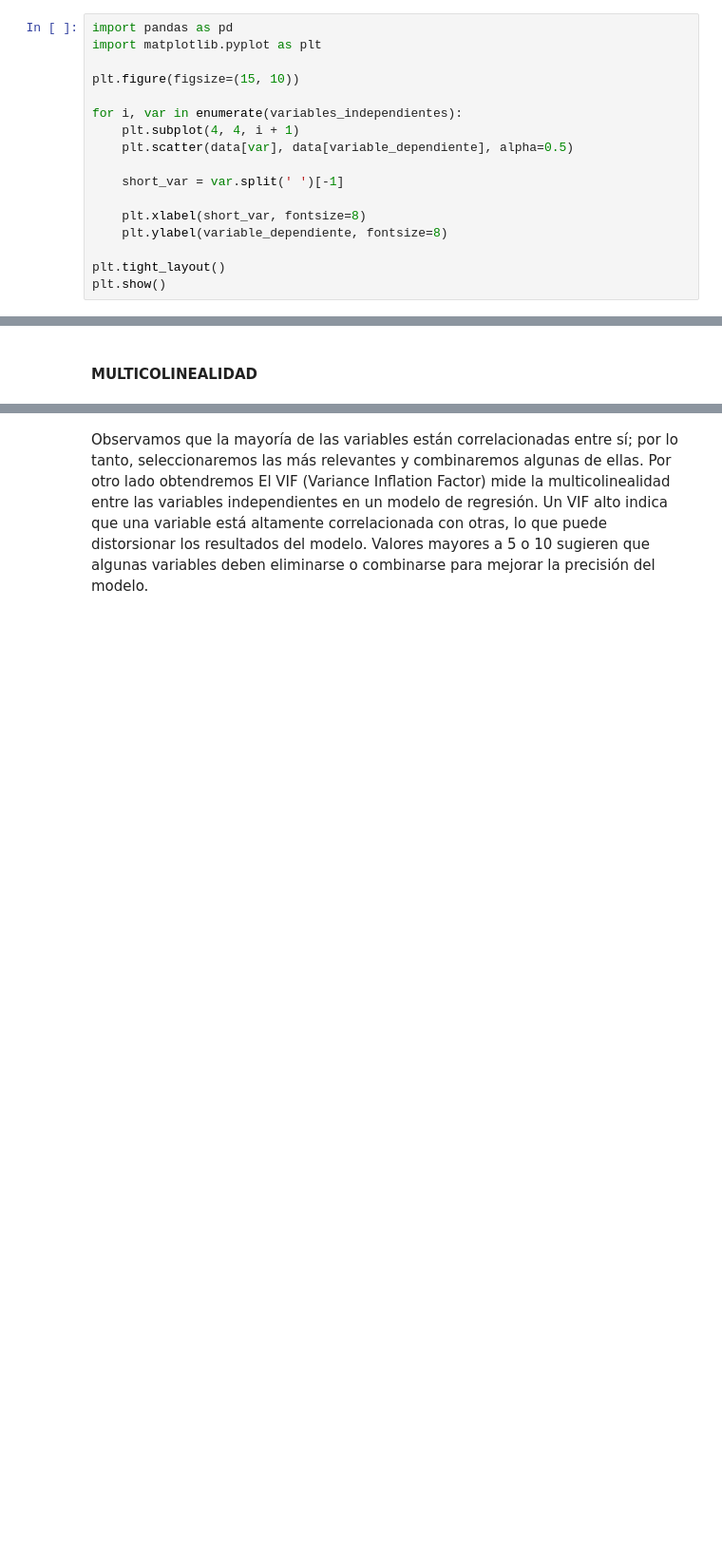
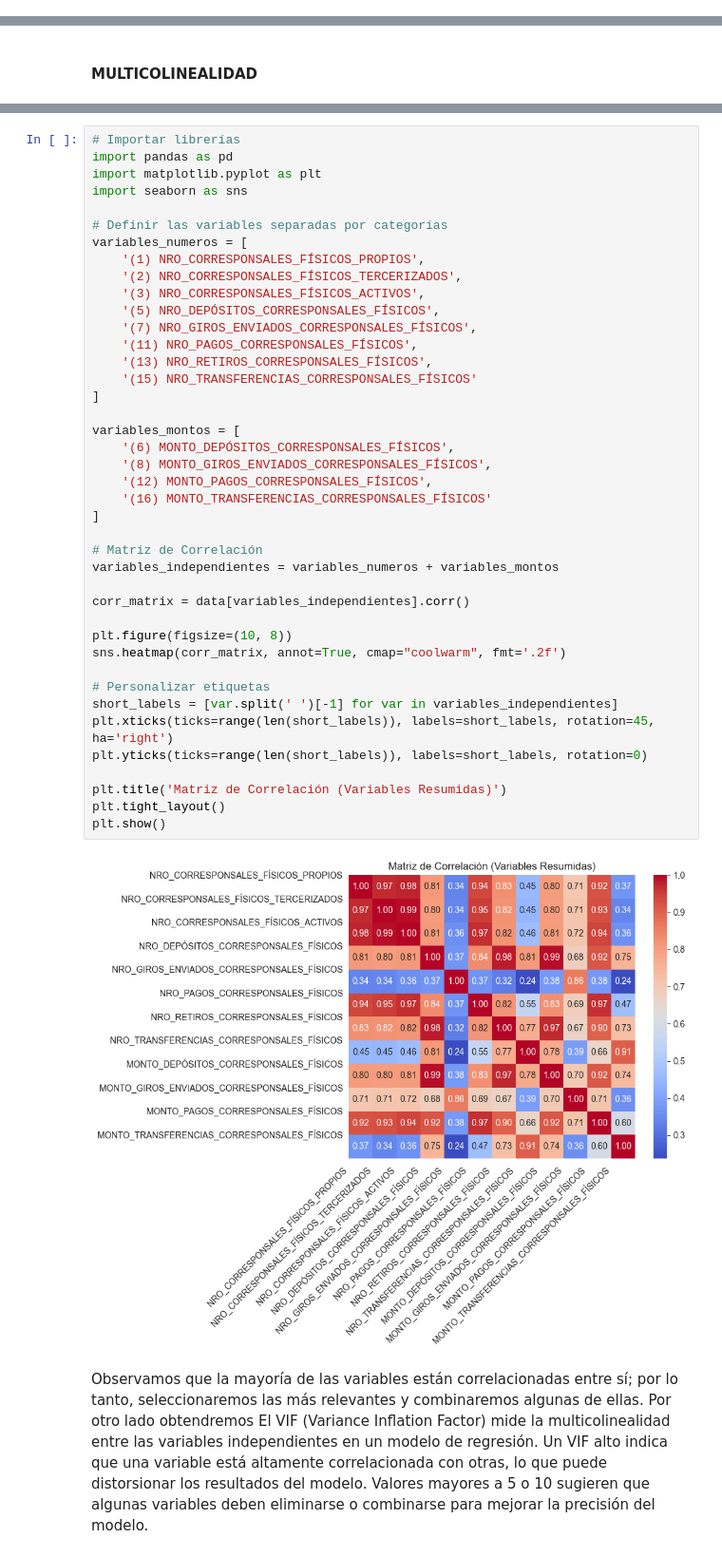
Before and after one commit to santiagogr10/Econometrics-, a Jupyter notebook: primer_entrega.ipynb, the cells around one changed output, grey strips where cells are left out. Shown at 95% size. Drawn from its saved outputs; the diff is of its cells as text; blank space fills up the shorter version.

```diff
--- a/primer_entrega.ipynb
+++ b/primer_entrega.ipynb
@@ -232,17 +228,0 @@ Uno de los supuestos clave que deben cumplir los modelos es el de la linealidad.
-# %%
-import pandas as pd
-import matplotlib.pyplot as plt
-
-plt.figure(figsize=(15, 10))
-
-for i, var in enumerate(variables_independientes):
-    plt.subplot(4, 4, i + 1)
-    plt.scatter(data[var], data[variable_dependiente], alpha=0.5)
-
-    short_var = var.split(' ')[-1]
-
-    plt.xlabel(short_var, fontsize=8)
-    plt.ylabel(variable_dependiente, fontsize=8)
-
-plt.tight_layout()
-plt.show()
@@ -269,3 +233,46 @@ plt.show()
+# %%
+# Importar librerías
+import pandas as pd
+import matplotlib.pyplot as plt
+import seaborn as sns
+
+# Definir las variables separadas por categorías
+variables_numeros = [
+    '(1) NRO_CORRESPONSALES_FÍSICOS_PROPIOS',
+    '(2) NRO_CORRESPONSALES_FÍSICOS_TERCERIZADOS',
+    '(3) NRO_CORRESPONSALES_FÍSICOS_ACTIVOS',
+    '(5) NRO_DEPÓSITOS_CORRESPONSALES_FÍSICOS',
+    '(7) NRO_GIROS_ENVIADOS_CORRESPONSALES_FÍSICOS',
+    '(11) NRO_PAGOS_CORRESPONSALES_FÍSICOS',
+    '(13) NRO_RETIROS_CORRESPONSALES_FÍSICOS',
+    '(15) NRO_TRANSFERENCIAS_CORRESPONSALES_FÍSICOS'
+]
+
+variables_montos = [
+    '(6) MONTO_DEPÓSITOS_CORRESPONSALES_FÍSICOS',
+    '(8) MONTO_GIROS_ENVIADOS_CORRESPONSALES_FÍSICOS',
+    '(12) MONTO_PAGOS_CORRESPONSALES_FÍSICOS',
+    '(16) MONTO_TRANSFERENCIAS_CORRESPONSALES_FÍSICOS'
+]
+
+# Matriz de Correlación
+variables_independientes = variables_numeros + variables_montos
+
+corr_matrix = data[variables_independientes].corr()
+
+plt.figure(figsize=(10, 8))
+sns.heatmap(corr_matrix, annot=True, cmap="coolwarm", fmt='.2f')
+
+# Personalizar etiquetas
+short_labels = [var.split(' ')[-1] for var in variables_independientes]
+plt.xticks(ticks=range(len(short_labels)), labels=short_labels, rotation=45, ha='right')
+plt.yticks(ticks=range(len(short_labels)), labels=short_labels, rotation=0)
+
+plt.title('Matriz de Correlación (Variables Resumidas)')
+plt.tight_layout()
+plt.show()
+# %% [output]
+[figure, added]
 # %% [markdown]
 Observamos que la mayoría de las variables están correlacionadas entre sí; por lo tanto, seleccionaremos las más relevantes y combinaremos algunas de ellas.
 Por otro lado obtendremos El VIF (Variance Inflation Factor) mide la multicolinealidad entre las variables independientes en un modelo de regresión. Un VIF alto indica que una variable está altamente correlacionada con otras, lo que puede distorsionar los resultados del modelo. Valores mayores a 5 o 10 sugieren que algunas variables deben eliminarse o combinarse para mejorar la precisión del modelo.
```
Also changed, not shown: parts of 31 cells of this notebook, 1 other file.
